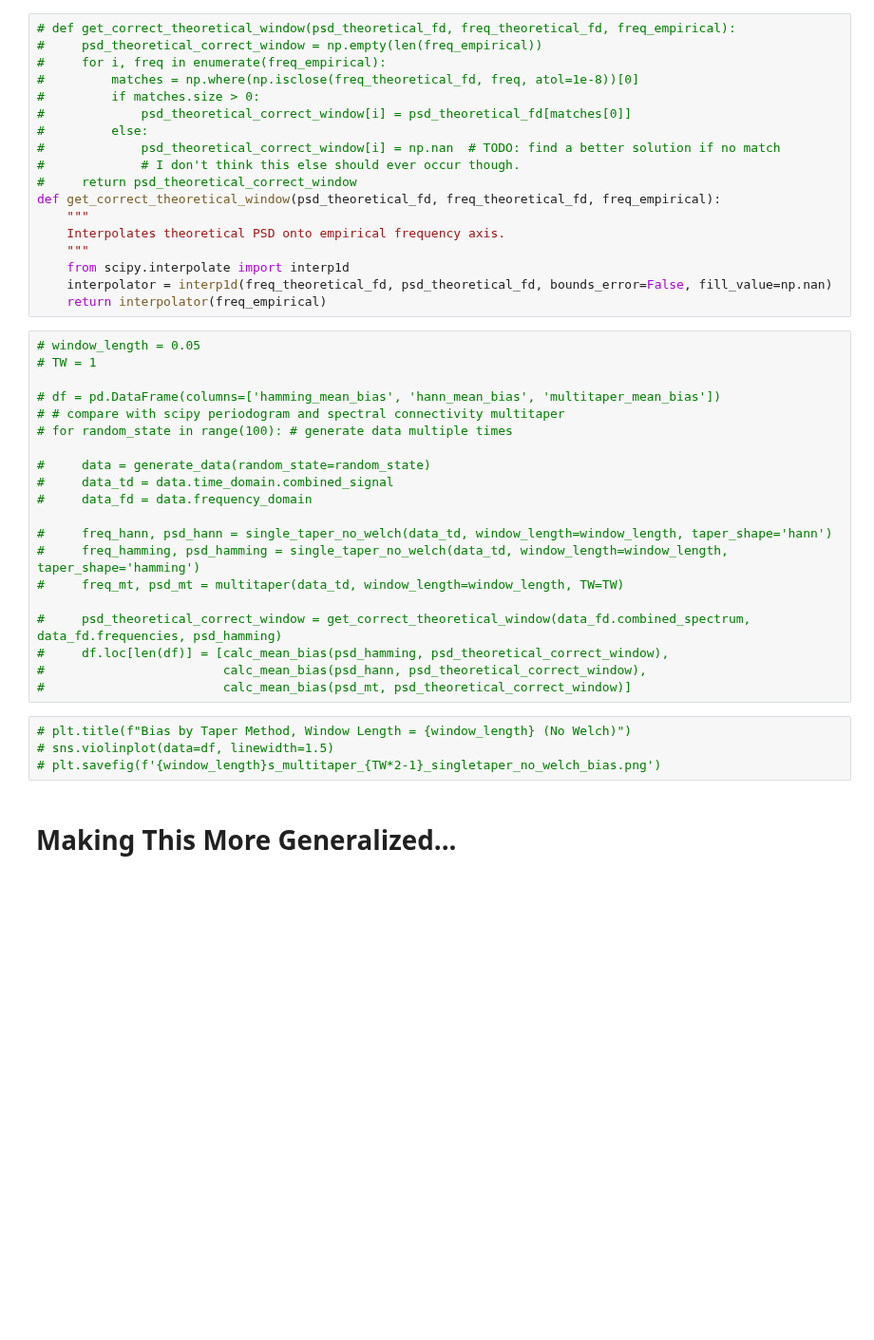
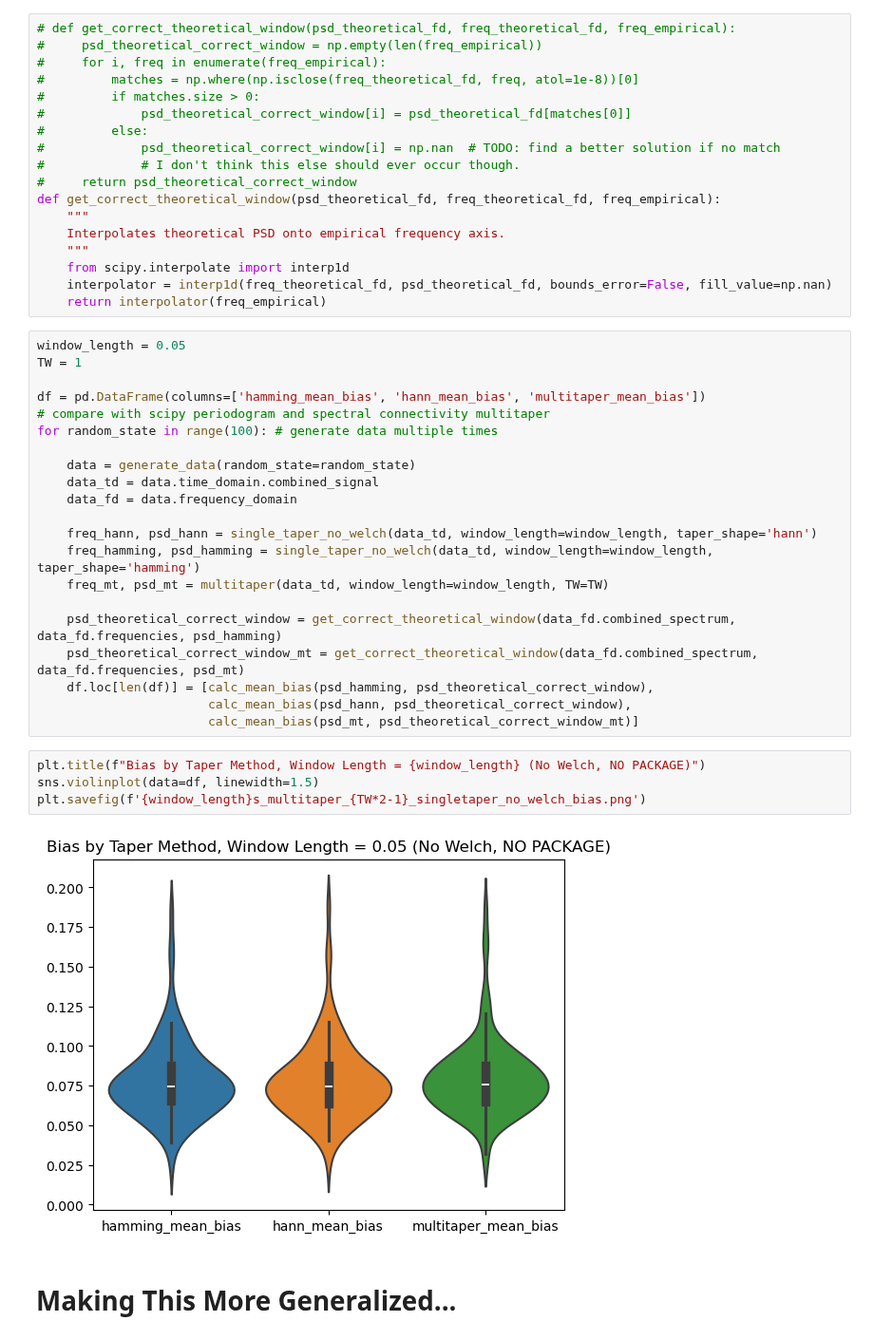
Before and after one commit to anika-kum/spectral-analysis-comparison, a Jupyter notebook: final_taper_comparison.ipynb, the cells around one changed output. Shown at 95% size. Cells and saved outputs as stored; diff of their text form; blank space fills up the shorter version.

```diff
--- a/final_taper_comparison.ipynb
+++ b/final_taper_comparison.ipynb
@@ -208,29 +202,32 @@ def get_correct_theoretical_window(psd_theoretical_fd, freq_theoretical_fd, freq
     interpolator = interp1d(freq_theoretical_fd, psd_theoretical_fd, bounds_error=False, fill_value=np.nan)
     return interpolator(freq_empirical)
 # %%
-# window_length = 0.05
-# TW = 1
+window_length = 0.05
+TW = 1
 
-# df = pd.DataFrame(columns=['hamming_mean_bias', 'hann_mean_bias', 'multitaper_mean_bias'])
-# # compare with scipy periodogram and spectral connectivity multitaper
-# for random_state in range(100): # generate data multiple times
+df = pd.DataFrame(columns=['hamming_mean_bias', 'hann_mean_bias', 'multitaper_mean_bias'])
+# compare with scipy periodogram and spectral connectivity multitaper
+for random_state in range(100): # generate data multiple times
 
-#     data = generate_data(random_state=random_state)
-#     data_td = data.time_domain.combined_signal
-#     data_fd = data.frequency_domain
+    data = generate_data(random_state=random_state)
+    data_td = data.time_domain.combined_signal
+    data_fd = data.frequency_domain
 
-#     freq_hann, psd_hann = single_taper_no_welch(data_td, window_length=window_length, taper_shape='hann')
-#     freq_hamming, psd_hamming = single_taper_no_welch(data_td, window_length=window_length, taper_shape='hamming')
-#     freq_mt, psd_mt = multitaper(data_td, window_length=window_length, TW=TW)
+    freq_hann, psd_hann = single_taper_no_welch(data_td, window_length=window_length, taper_shape='hann')
+    freq_hamming, psd_hamming = single_taper_no_welch(data_td, window_length=window_length, taper_shape='hamming')
+    freq_mt, psd_mt = multitaper(data_td, window_length=window_length, TW=TW)
 
-#     psd_theoretical_correct_window = get_correct_theoretical_window(data_fd.combined_spectrum, data_fd.frequencies, psd_hamming)
-#     df.loc[len(df)] = [calc_mean_bias(psd_hamming, psd_theoretical_correct_window),
-#                        calc_mean_bias(psd_hann, psd_theoretical_correct_window),
-#                        calc_mean_bias(psd_mt, psd_theoretical_correct_window)]
+    psd_theoretical_correct_window = get_correct_theoretical_window(data_fd.combined_spectrum, data_fd.frequencies, psd_hamming)
+    psd_theoretical_correct_window_mt = get_correct_theoretical_window(data_fd.combined_spectrum, data_fd.frequencies, psd_mt)
+    df.loc[len(df)] = [calc_mean_bias(psd_hamming, psd_theoretical_correct_window),
+                       calc_mean_bias(psd_hann, psd_theoretical_correct_window),
+                       calc_mean_bias(psd_mt, psd_theoretical_correct_window_mt)]
 # %%
-# plt.title(f"Bias by Taper Method, Window Length = {window_length} (No Welch)")
-# sns.violinplot(data=df, linewidth=1.5)
-# plt.savefig(f'{window_length}s_multitaper_{TW*2-1}_singletaper_no_welch_bias.png')
+plt.title(f"Bias by Taper Method, Window Length = {window_length} (No Welch, NO PACKAGE)")
+sns.violinplot(data=df, linewidth=1.5)
+plt.savefig(f'{window_length}s_multitaper_{TW*2-1}_singletaper_no_welch_bias.png')
+# %% [output]
+[figure, added]
 # %% [markdown]
 # Making This More Generalized...
 # %%
```
Also changed, not shown: parts of 3 cells of this notebook, 3 other files.
